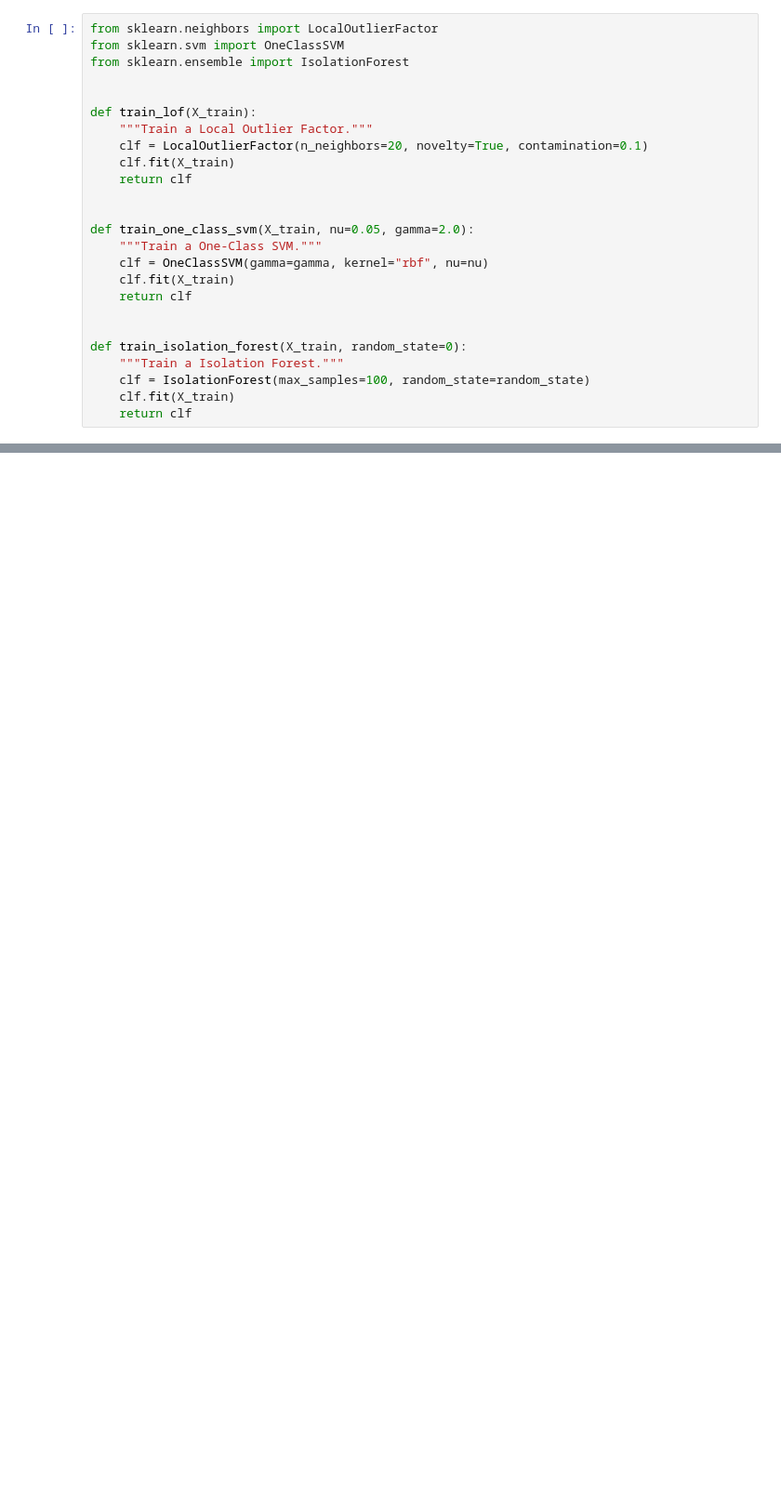
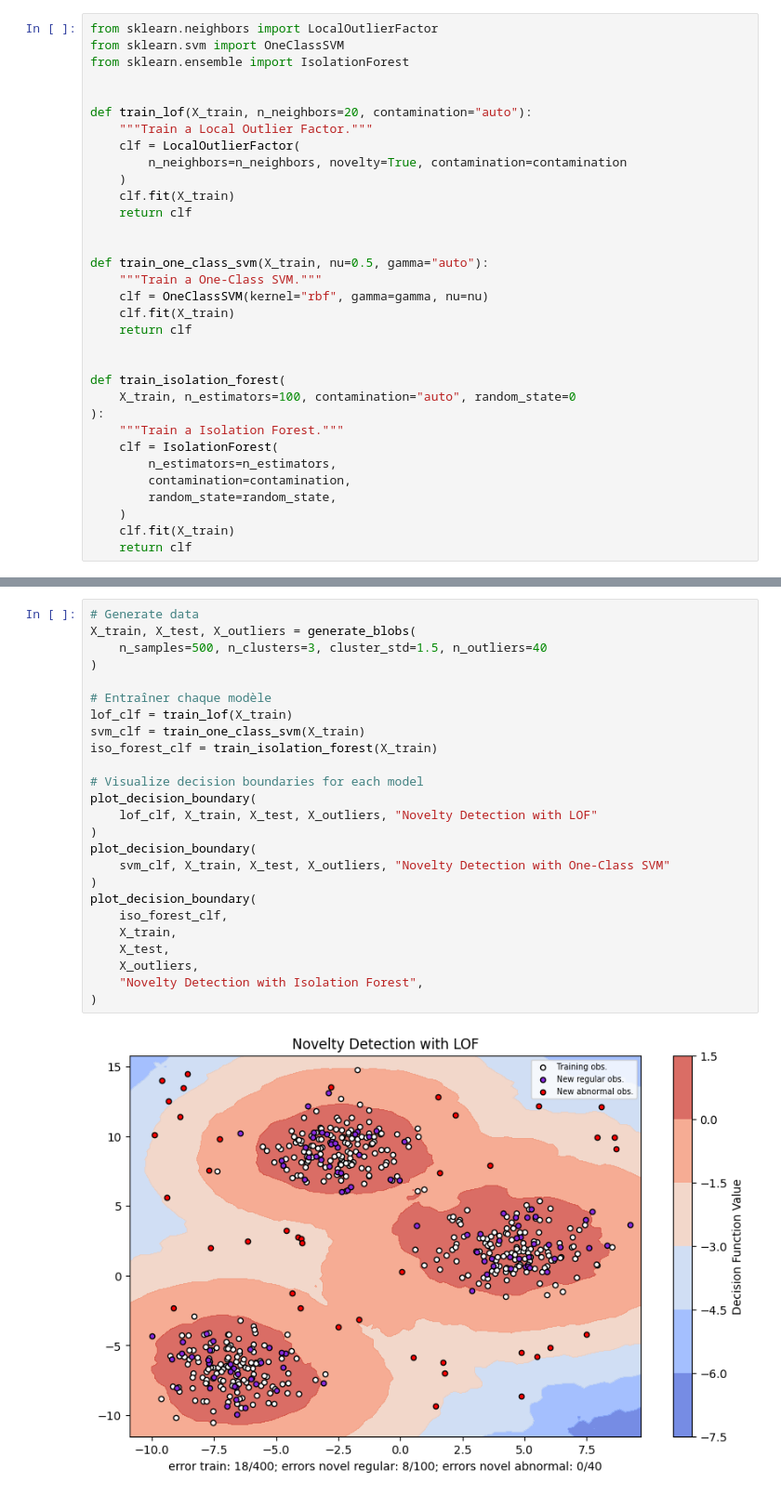
Before and after one commit to CharlesAttend/M2-DAC, a Jupyter notebook: XAI/TME/TME8/TME8.ipynb, the cells around one changed output, grey strips where cells are left out. Shown at 93% size. Cells and saved outputs as stored; diff of their text form; blank space fills up the shorter version.

```diff
--- a/XAI/TME/TME8/TME8.ipynb
+++ b/XAI/TME/TME8/TME8.ipynb
@@ -73,23 +114,31 @@ from sklearn.svm import OneClassSVM
 from sklearn.ensemble import IsolationForest
 
 
-def train_lof(X_train):
+def train_lof(X_train, n_neighbors=20, contamination="auto"):
     """Train a Local Outlier Factor."""
-    clf = LocalOutlierFactor(n_neighbors=20, novelty=True, contamination=0.1)
+    clf = LocalOutlierFactor(
+        n_neighbors=n_neighbors, novelty=True, contamination=contamination
+    )
     clf.fit(X_train)
     return clf
 
 
-def train_one_class_svm(X_train, nu=0.05, gamma=2.0):
+def train_one_class_svm(X_train, nu=0.5, gamma="auto"):
     """Train a One-Class SVM."""
-    clf = OneClassSVM(gamma=gamma, kernel="rbf", nu=nu)
+    clf = OneClassSVM(kernel="rbf", gamma=gamma, nu=nu)
     clf.fit(X_train)
     return clf
 
 
-def train_isolation_forest(X_train, random_state=0):
+def train_isolation_forest(
+    X_train, n_estimators=100, contamination="auto", random_state=0
+):
     """Train a Isolation Forest."""
-    clf = IsolationForest(max_samples=100, random_state=random_state)
+    clf = IsolationForest(
+        n_estimators=n_estimators,
+        contamination=contamination,
+        random_state=random_state,
+    )
     clf.fit(X_train)
     return clf
 # %%
@@ -195,0 +220,27 @@ errors novel abnormal: 2/40
+# %%
+# Generate data
+X_train, X_test, X_outliers = generate_blobs(
+    n_samples=500, n_clusters=3, cluster_std=1.5, n_outliers=40
+)
+
+# Entraîner chaque modèle
+lof_clf = train_lof(X_train)
+svm_clf = train_one_class_svm(X_train)
+iso_forest_clf = train_isolation_forest(X_train)
+
+# Visualize decision boundaries for each model
+plot_decision_boundary(
+    lof_clf, X_train, X_test, X_outliers, "Novelty Detection with LOF"
+)
+plot_decision_boundary(
+    svm_clf, X_train, X_test, X_outliers, "Novelty Detection with One-Class SVM"
+)
+plot_decision_boundary(
+    iso_forest_clf,
+    X_train,
+    X_test,
+    X_outliers,
+    "Novelty Detection with Isolation Forest",
+)
+# %% [output]
+[figure, added]
```
Also changed, not shown: parts of 24 cells of this notebook.
